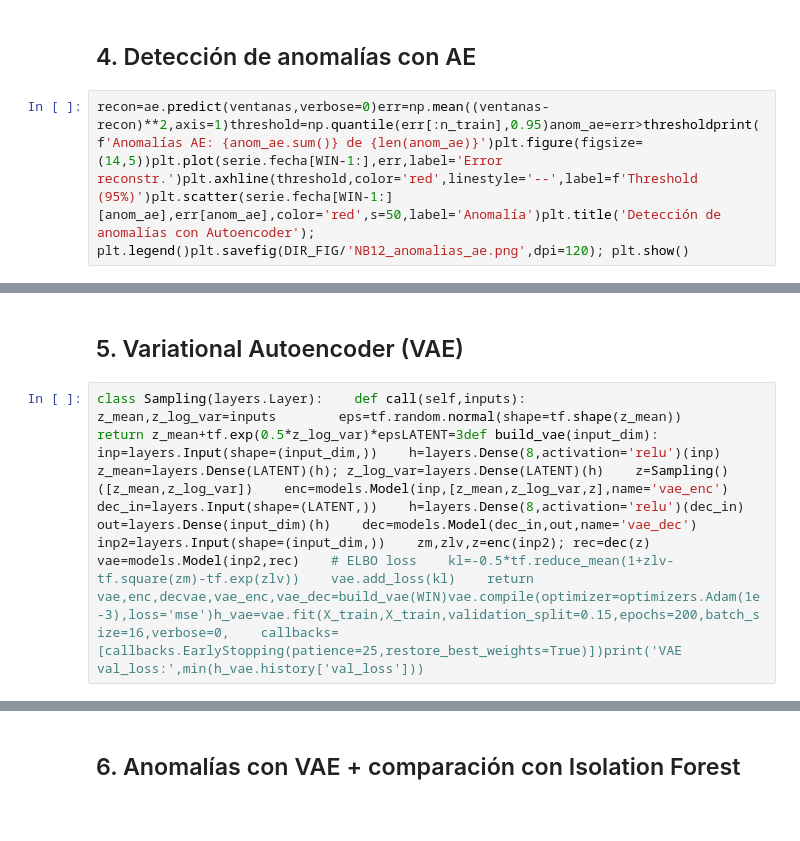
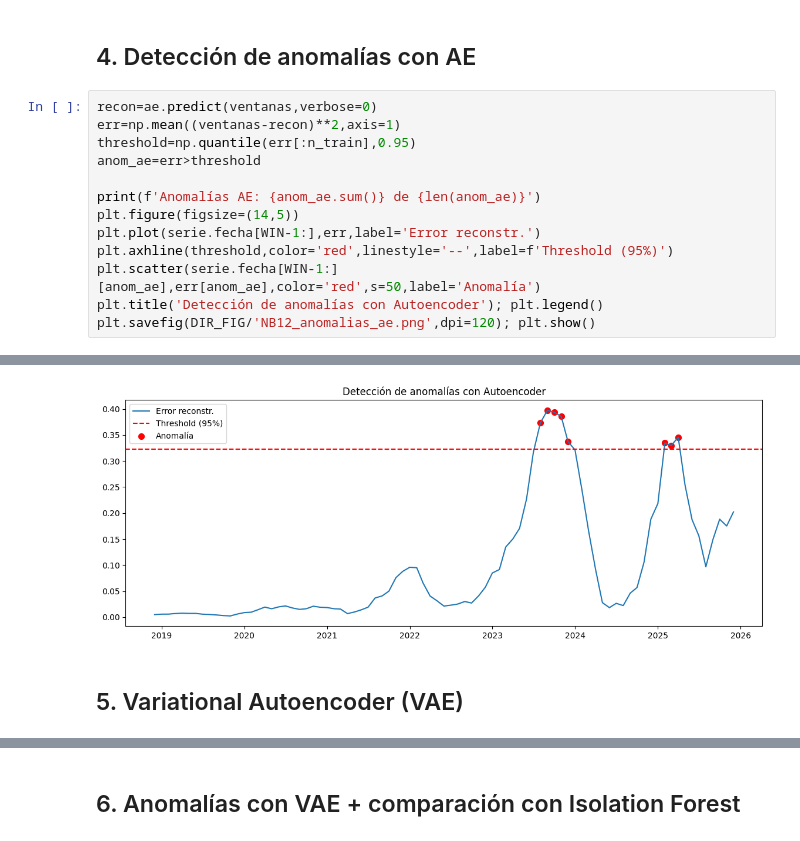
Before and after one commit to y4xulSC/IA_Entrega_Final, a Jupyter notebook: 02_notebooks/NB12_Autoencoder_VAE.ipynb, the cells around one changed output, grey strips where cells are left out. Cells and saved outputs as stored; diff of their text form; blank space fills up the shorter version.

```diff
--- a/02_notebooks/NB12_Autoencoder_VAE.ipynb
+++ b/02_notebooks/NB12_Autoencoder_VAE.ipynb
@@ -17,4 +83,16 @@ def autoencoder(input_dim,latent=4):    inp=layers.Input(shape=(input_dim,))
 # %% [markdown]
 ## 4. Detección de anomalías con AE
 # %%
-recon=ae.predict(ventanas,verbose=0)err=np.mean((ventanas-recon)**2,axis=1)threshold=np.quantile(err[:n_train],0.95)anom_ae=err>thresholdprint(f'Anomalías AE: {anom_ae.sum()} de {len(anom_ae)}')plt.figure(figsize=(14,5))plt.plot(serie.fecha[WIN-1:],err,label='Error reconstr.')plt.axhline(threshold,color='red',linestyle='--',label=f'Threshold (95%)')plt.scatter(serie.fecha[WIN-1:][anom_ae],err[anom_ae],color='red',s=50,label='Anomalía')plt.title('Detección de anomalías con Autoencoder'); plt.legend()plt.savefig(DIR_FIG/'NB12_anomalias_ae.png',dpi=120); plt.show()
+recon=ae.predict(ventanas,verbose=0)
+err=np.mean((ventanas-recon)**2,axis=1)
+threshold=np.quantile(err[:n_train],0.95)
+anom_ae=err>threshold
+
+print(f'Anomalías AE: {anom_ae.sum()} de {len(anom_ae)}')
+plt.figure(figsize=(14,5))
+plt.plot(serie.fecha[WIN-1:],err,label='Error reconstr.')
+plt.axhline(threshold,color='red',linestyle='--',label=f'Threshold (95%)')
+plt.scatter(serie.fecha[WIN-1:][anom_ae],err[anom_ae],color='red',s=50,label='Anomalía')
+plt.title('Detección de anomalías con Autoencoder'); plt.legend()
+plt.savefig(DIR_FIG/'NB12_anomalias_ae.png',dpi=120); plt.show()
+# %% [output]
@@ -21,4 +102,3 @@ recon=ae.predict(ventanas,verbose=0)err=np.mean((ventanas-recon)**2,axis=1)thres
+[figure, added]
 # %% [markdown]
 ## 5. Variational Autoencoder (VAE)
-# %%
-class Sampling(layers.Layer):    def call(self,inputs):        z_mean,z_log_var=inputs        eps=tf.random.normal(shape=tf.shape(z_mean))        return z_mean+tf.exp(0.5*z_log_var)*epsLATENT=3def build_vae(input_dim):    inp=layers.Input(shape=(input_dim,))    h=layers.Dense(8,activation='relu')(inp)    z_mean=layers.Dense(LATENT)(h); z_log_var=layers.Dense(LATENT)(h)    z=Sampling()([z_mean,z_log_var])    enc=models.Model(inp,[z_mean,z_log_var,z],name='vae_enc')    dec_in=layers.Input(shape=(LATENT,))    h=layers.Dense(8,activation='relu')(dec_in)    out=layers.Dense(input_dim)(h)    dec=models.Model(dec_in,out,name='vae_dec')    inp2=layers.Input(shape=(input_dim,))    zm,zlv,z=enc(inp2); rec=dec(z)    vae=models.Model(inp2,rec)    # ELBO loss    kl=-0.5*tf.reduce_mean(1+zlv-tf.square(zm)-tf.exp(zlv))    vae.add_loss(kl)    return vae,enc,decvae,vae_enc,vae_dec=build_vae(WIN)vae.compile(optimizer=optimizers.Adam(1e-3),loss='mse')h_vae=vae.fit(X_train,X_train,validation_split=0.15,epochs=200,batch_size=16,verbose=0,    callbacks=[callbacks.EarlyStopping(patience=25,restore_best_weights=True)])print('VAE val_loss:',min(h_vae.history['val_loss']))
```
Also changed, not shown: parts of 11 cells of this notebook, 10 other files.
